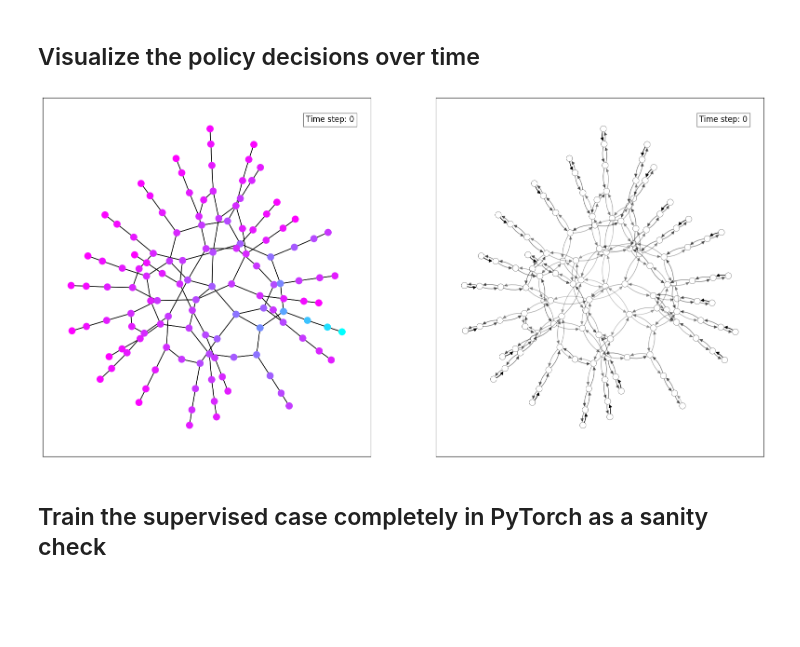
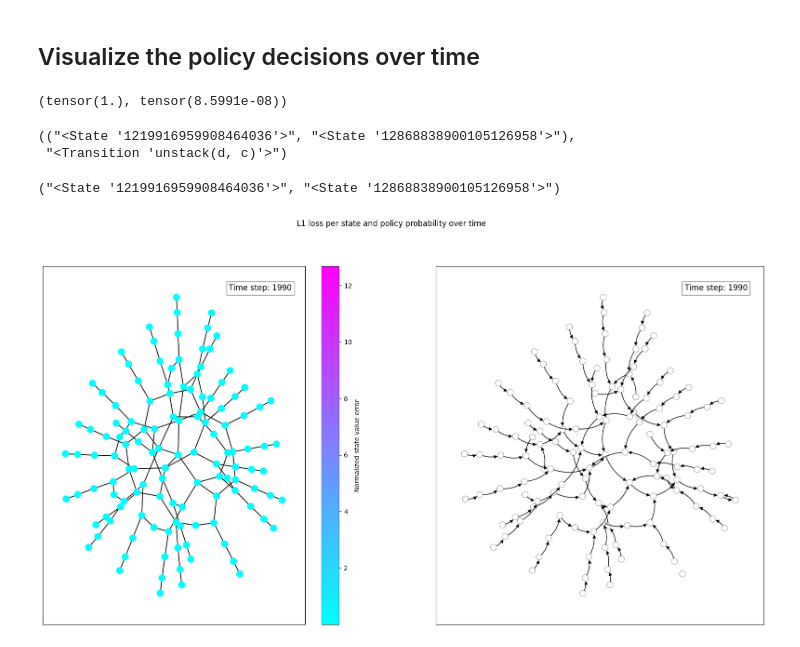
Before and after one commit to maichmueller/plangolin, a Jupyter notebook: notebooks/visz_state_space.ipynb, the cells around one changed output. Drawn from its saved outputs; the diff is of its cells as text; code cells hidden in the pictures; blank space fills up the shorter version.

```diff
--- a/notebooks/visz_state_space.ipynb
+++ b/notebooks/visz_state_space.ipynb
@@ -263,4 +255,0 @@ def update(t, cmap, axis, line_data):
-# %%
-# Create the animation
-ani = FuncAnimation(fig, lambda t: update(t, cmap, ax_graph, line), init_func=init,
-                    frames=range(0, len(values), 10), repeat=False)
@@ -271,4 +298,4 @@ ani.save(f'../out/{blocks_instance}/{run_name}/graph_evolution_{blocks_instance}
 # %% [markdown]
 ## Visualize the policy decisions over time
 # %%
-probs_list_of_nested = torch.load(f"../out/{blocks_instance}/{run_name}/probs.pt")
+probs_list_of_nested = torch.load(out_dir / "probs.pt")
@@ -292,0 +302,11 @@ edge_colors = list(map(edge_cmap, probs_list))
+# %%
+# Compute the entropy for each decision
+# we normalize such that the entropy is in [0,1]
+def entropy(tensor):
+    return torch.distributions.Categorical(probs=tensor).entropy() / np.log(len(tensor))
+
+
+entropy(torch.tensor([0.25, 0.25, 0.25, 0.25])), entropy(
+    torch.tensor([1., 0.0, 0., 0.]))
+# %% [output]
+(tensor(1.), tensor(8.5991e-08))
@@ -293,6 +325,28 @@ edge_colors = list(map(edge_cmap, probs_list))
+# %%
+edge_list[-2], space.get_forward_transitions(space.get_goal_states()[0])[0]
+# %% [output]
+(("<State '1219916959908464036'>", "<State '12868838900105126958'>"),
+ "<Transition 'unstack(d, c)'>")
+# %%
+edge_list[len(edge_list) - 2]
+# %% [output]
+("<State '1219916959908464036'>", "<State '12868838900105126958'>")
 # %%
 from matplotlib.animation import FuncAnimation
 
+from typing import List, Tuple
+import itertools
+
+edge_list: List[List[Tuple[str, str]]] = [
+    [
+        (t.source.__repr__(), t.target.__repr__()) for t in
+        space.get_forward_transitions(s)
+    ] for s in non_goal_states  # Watch out goal has edges too which are not in probs_list
+]
+edge_list = list(itertools.chain.from_iterable(edge_list))
+
+def serialize_trans_prob(edges):
+    return [(edge[0].__repr__(), edge[1].__repr__()) for edge in edges]
 
 #sm.set_array([])
 def update_edge_plot(time, axis):
@@ -306,7 +360,6 @@ def update_edge_plot(time, axis):
     # Draw the graph
     nx.draw_networkx_edges(graph, pos, ax=axis, node_size=100,
                            edgelist=edge_list,
-                           edge_cmap=cmap,
                            alpha=probs_list,
                            connectionstyle="arc3,rad=0.2")
 
@@ -318,17 +371,30 @@ def update_edge_plot(time, axis):
               verticalalignment='top', transform=axis.transAxes, fontsize=12,
               bbox=dict(facecolor='white', alpha=0.5))
 # %%
-def update_nodes_and_edges(t, cmap, node_axis, edge_axis):
-    update_graph_plot(t, cmap, node_axis)
-    update_edge_plot(t, edge_axis)
+def update_nodes_and_edges(time, scaled_cmap, node_axis, edge_axis):
+    update_graph_plot(time, scaled_cmap=scaled_cmap, axis=node_axis, value_tensor=l1_values)
+    update_edge_plot(time, edge_axis)
+
+def plot_l1_and_probs():
+    fig, (ax_graph, ax_edges) = plt.subplots(figsize=(20, 10), ncols=2)
+
+    fig.suptitle("L1 loss per state and policy probability over time")
+
+    cmap = plt.cm.cool
+    vmin = l1_values.min().item()
+    vmax = l1_values.max().item()
+    normalized_cmap = matplotlib.colors.Normalize(vmin=vmin, vmax=vmax)
+
+    sm = matplotlib.cm.ScalarMappable(norm=normalized_cmap, cmap=cmap)
 
 
-fig, (ax_graph, ax_edges) = plt.subplots(figsize=(20, 10), ncols=2)
-# Create the animation
-ani = FuncAnimation(fig, lambda t: update_nodes_and_edges(t, cmap, ax_graph, ax_edges),
-                    frames=range(0, len(values), 10), repeat=False)
-# Save the animation as a GIF
-ani.save(f'../out/{blocks_instance}/{run_name}/graph_with_probs_{blocks_instance}.gif',
-         writer='pillow', fps=6)
+    fig.colorbar(sm, ax=ax_graph, orientation="vertical",
+                 label="Normalized state value error")
+    # Create the animation
+    ani = FuncAnimation(fig, lambda time: update_nodes_and_edges(time, sm, ax_graph, ax_edges),
+                        frames=range(0, len(values), 10), repeat=False)
+    # Save the animation as a GIF
+    ani.save(out_dir / "graph_with_probs.mp4", writer=FFMpegWriter(fps=6))
+plot_l1_and_probs()
 # %% [output]
-[figure, old version]
+[figure, new version]
@@ -365,2 +400,0 @@ nx.drawing.nx_pydot.write_dot(out_graph, f"../out/{blocks_instance}_blocks.dot")
-# %% [markdown]
-## Train the supervised case completely in PyTorch as a sanity check
```
Also changed, not shown: parts of 59 cells of this notebook.
